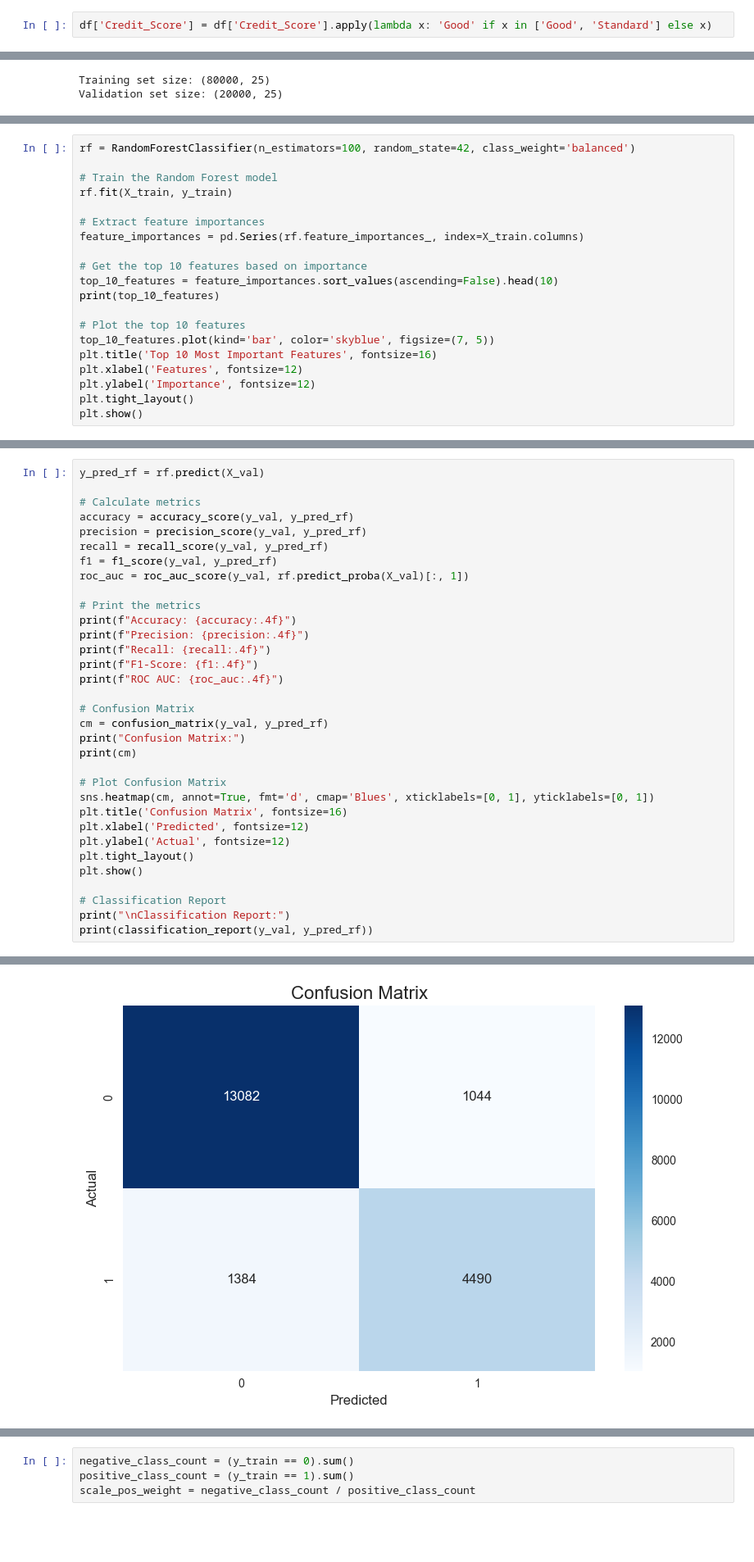
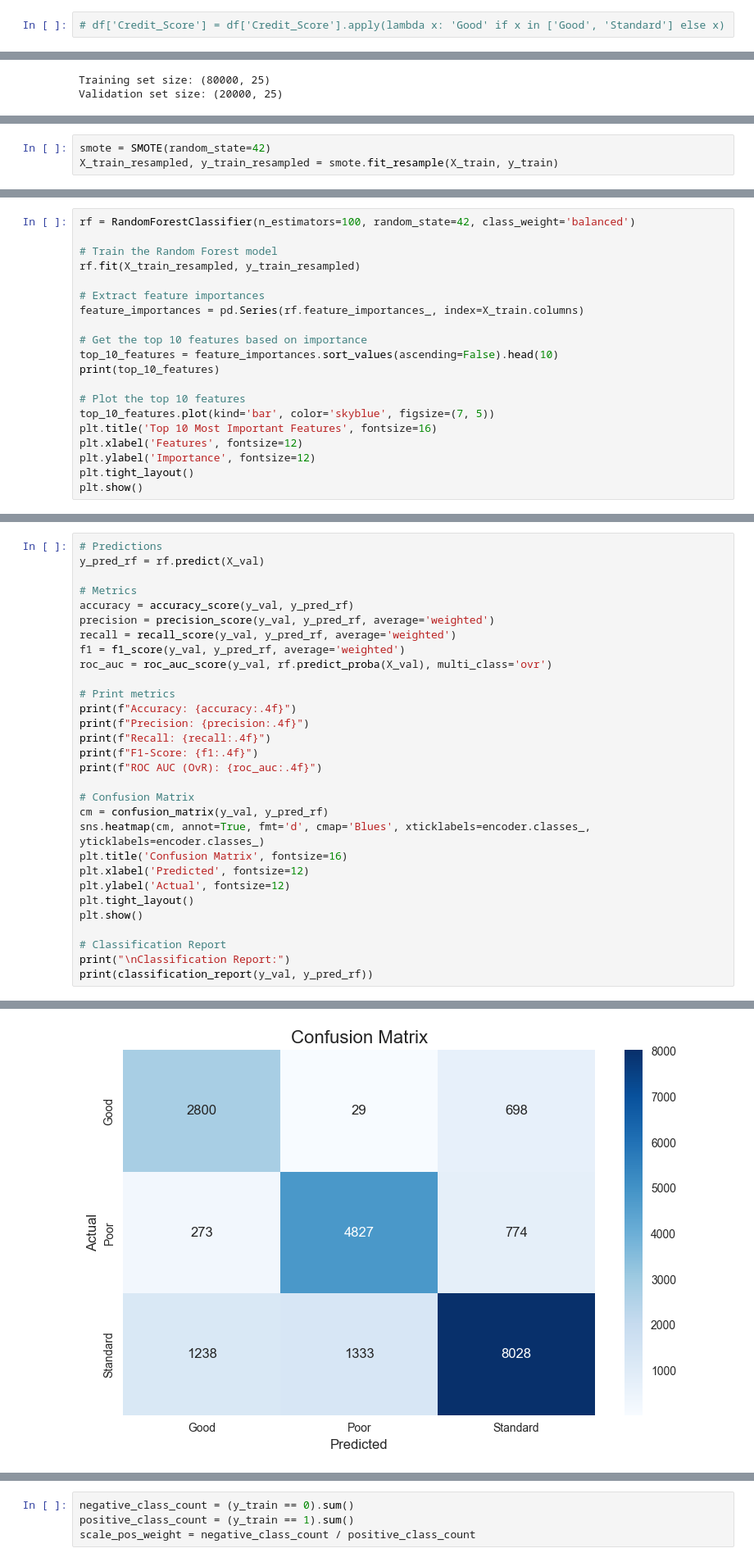
Before and after one commit to ia-project-org/Credit-eligibility-model-recommendation-system, a Jupyter notebook: notebooks/feature_selection.ipynb, the cells around one changed output, grey strips where cells are left out. Shown at 82% size. Drawn from its saved outputs; the diff is of its cells as text; blank space fills up the shorter version.

```diff
--- a/notebooks/feature_selection.ipynb
+++ b/notebooks/feature_selection.ipynb
@@ -70,7 +70,7 @@ Good        17828
 Name: count, dtype: int64
 [figure]
 # %%
-df['Credit_Score'] = df['Credit_Score'].apply(lambda x: 'Good' if x in ['Good', 'Standard'] else x)
+# df['Credit_Score'] = df['Credit_Score'].apply(lambda x: 'Good' if x in ['Good', 'Standard'] else x)
 # %%
 encoder = LabelEncoder()
 df['Credit_Score'] = encoder.fit_transform(df['Credit_Score'])
@@ -120,0 +120,3 @@ y_val= val_data['Credit_Score']
+# %%
+smote = SMOTE(random_state=42)
+X_train_resampled, y_train_resampled = smote.fit_resample(X_train, y_train)
@@ -122,7 +132,7 @@ y_val= val_data['Credit_Score']
 rf = RandomForestClassifier(n_estimators=100, random_state=42, class_weight='balanced')
 
 # Train the Random Forest model
-rf.fit(X_train, y_train)
+rf.fit(X_train_resampled, y_train_resampled)
 
 # Extract feature importances
 feature_importances = pd.Series(rf.feature_importances_, index=X_train.columns)
@@ -154,27 +164,24 @@ dtype: float64
 # %%
+# Predictions
 y_pred_rf = rf.predict(X_val)
 
-# Calculate metrics
+# Metrics
 accuracy = accuracy_score(y_val, y_pred_rf)
-precision = precision_score(y_val, y_pred_rf)
-recall = recall_score(y_val, y_pred_rf)
-f1 = f1_score(y_val, y_pred_rf)
-roc_auc = roc_auc_score(y_val, rf.predict_proba(X_val)[:, 1])
+precision = precision_score(y_val, y_pred_rf, average='weighted')
+recall = recall_score(y_val, y_pred_rf, average='weighted')
+f1 = f1_score(y_val, y_pred_rf, average='weighted')
+roc_auc = roc_auc_score(y_val, rf.predict_proba(X_val), multi_class='ovr')
 
-# Print the metrics
+# Print metrics
 print(f"Accuracy: {accuracy:.4f}")
 print(f"Precision: {precision:.4f}")
 print(f"Recall: {recall:.4f}")
 print(f"F1-Score: {f1:.4f}")
-print(f"ROC AUC: {roc_auc:.4f}")
+print(f"ROC AUC (OvR): {roc_auc:.4f}")
 
 # Confusion Matrix
 cm = confusion_matrix(y_val, y_pred_rf)
-print("Confusion Matrix:")
-print(cm)
-
-# Plot Confusion Matrix
-sns.heatmap(cm, annot=True, fmt='d', cmap='Blues', xticklabels=[0, 1], yticklabels=[0, 1])
+sns.heatmap(cm, annot=True, fmt='d', cmap='Blues', xticklabels=encoder.classes_, yticklabels=encoder.classes_)
 plt.title('Confusion Matrix', fontsize=16)
 plt.xlabel('Predicted', fontsize=12)
 plt.ylabel('Actual', fontsize=12)
@@ -196,4 +200,4 @@ Confusion Matrix:
-[figure, old version]
+[figure, new version]
 Classification Report:
               precision    recall  f1-score   support
 
```
Also changed, not shown: parts of 10 cells of this notebook, 25 other files.
